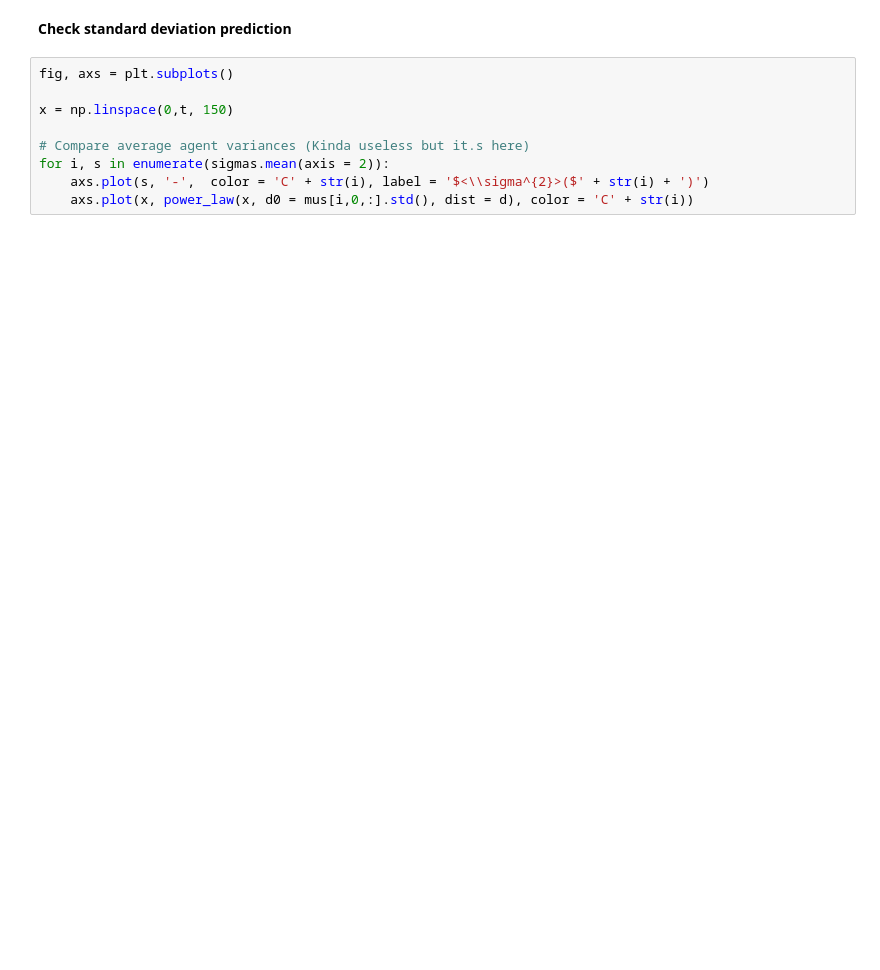
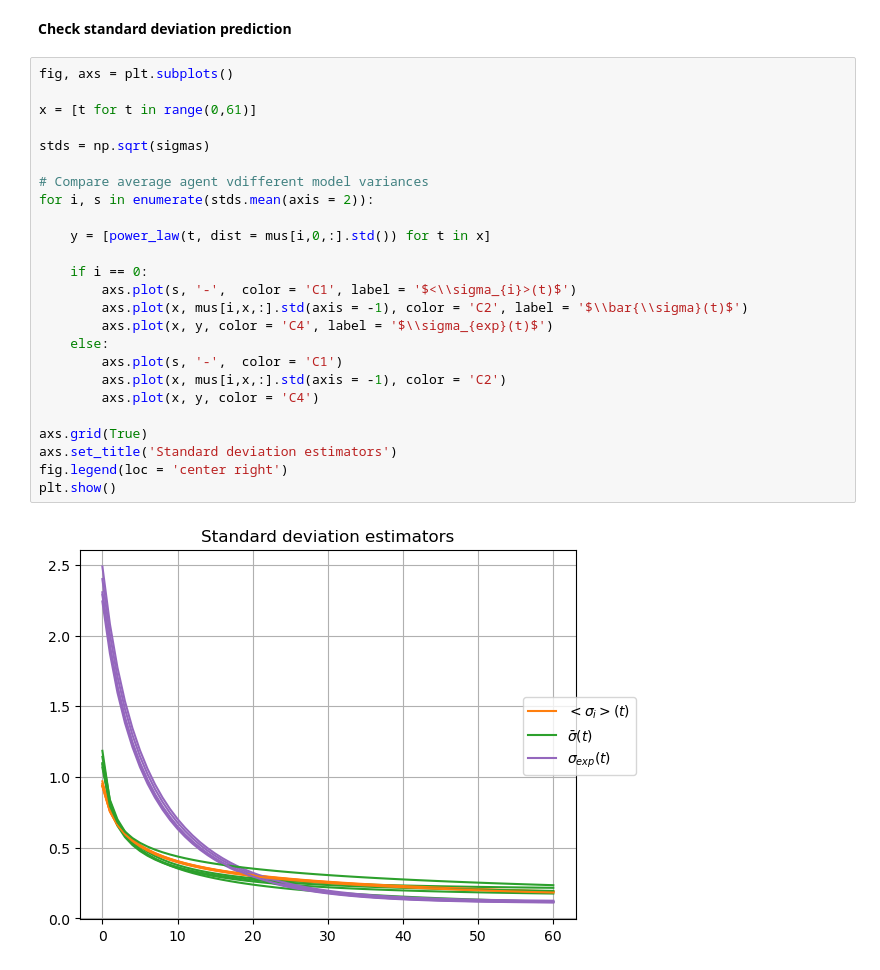
Before and after one commit to lunahsenzacca/EC, a Jupyter notebook: explore_data.ipynb, the cells around one changed output. Drawn from its saved outputs; the diff is of its cells as text; blank space fills up the shorter version.

```diff
--- a/explore_data.ipynb
+++ b/explore_data.ipynb
@@ -327,9 +347,27 @@ plt.show()
 # %%
 fig, axs = plt.subplots()
 
-x = np.linspace(0,t, 150)
+x = [t for t in range(0,61)]
 
-# Compare average agent variances (Kinda useless but it.s here)
-for i, s in enumerate(sigmas.mean(axis = 2)):
-    axs.plot(s, '-',  color = 'C' + str(i), label = '$<\\sigma^{2}>($' + str(i) + ')')
-    axs.plot(x, power_law(x, d0 = mus[i,0,:].std(), dist = d), color = 'C' + str(i))
+stds = np.sqrt(sigmas)
+
+# Compare average agent vdifferent model variances
+for i, s in enumerate(stds.mean(axis = 2)):
+
+    y = [power_law(t, dist = mus[i,0,:].std()) for t in x]
+
+    if i == 0:
+        axs.plot(s, '-',  color = 'C1', label = '$<\\sigma_{i}>(t)$')
+        axs.plot(x, mus[i,x,:].std(axis = -1), color = 'C2', label = '$\\bar{\\sigma}(t)$')
+        axs.plot(x, y, color = 'C4', label = '$\\sigma_{exp}(t)$')
+    else:
+        axs.plot(s, '-',  color = 'C1')
+        axs.plot(x, mus[i,x,:].std(axis = -1), color = 'C2')
+        axs.plot(x, y, color = 'C4')
+
+axs.grid(True)
+axs.set_title('Standard deviation estimators')
+fig.legend(loc = 'center right')
+plt.show()
+# %% [output]
+[figure, added]
```
Also changed, not shown: parts of 7 cells of this notebook, 2 other files.
